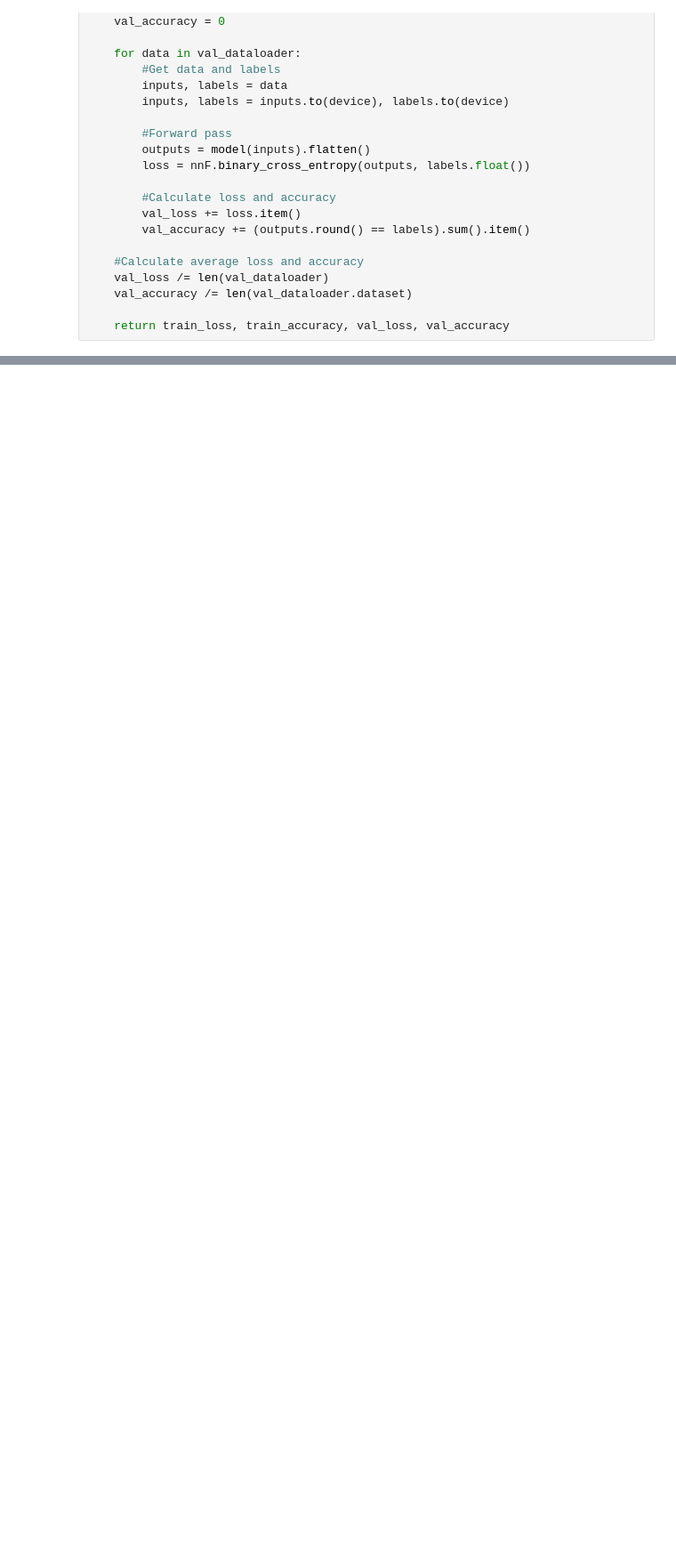
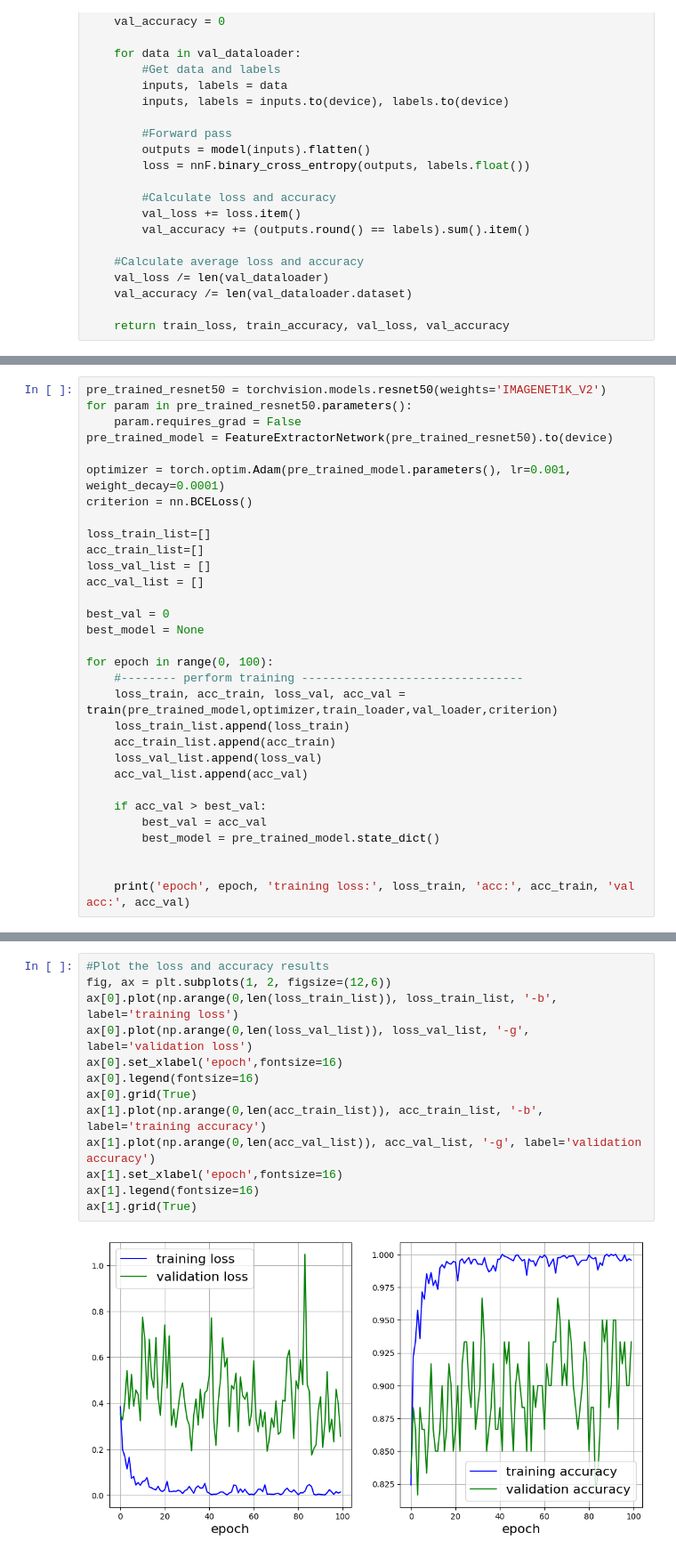
Before and after one commit to fostercm/COVID19-Transfer-Learning, a Jupyter notebook: Task1.ipynb, the cells around one changed output, grey strips where cells are left out. Shown at 89% size. Saved outputs shown, nothing was run; the diff lists cells and outputs as text; blank space fills up the shorter version.

```diff
--- a/Task1.ipynb
+++ b/Task1.ipynb
@@ -164,0 +191,31 @@ ax[1].grid(True)
+# %%
+pre_trained_resnet50 = torchvision.models.resnet50(weights='IMAGENET1K_V2')
+for param in pre_trained_resnet50.parameters():
+    param.requires_grad = False
+pre_trained_model = FeatureExtractorNetwork(pre_trained_resnet50).to(device)
+
+optimizer = torch.optim.Adam(pre_trained_model.parameters(), lr=0.001, weight_decay=0.0001)
+criterion = nn.BCELoss()
+
+loss_train_list=[]
+acc_train_list=[]
+loss_val_list = []
+acc_val_list = []
+
+best_val = 0
+best_model = None
+
+for epoch in range(0, 100):
+    #-------- perform training --------------------------------
+    loss_train, acc_train, loss_val, acc_val = train(pre_trained_model,optimizer,train_loader,val_loader,criterion)
+    loss_train_list.append(loss_train)
+    acc_train_list.append(acc_train)
+    loss_val_list.append(loss_val)
+    acc_val_list.append(acc_val)
+
+    if acc_val > best_val:
+        best_val = acc_val
+        best_model = pre_trained_model.state_dict()
+
+
+    print('epoch', epoch, 'training loss:', loss_train, 'acc:', acc_train, 'val acc:', acc_val)
@@ -165 +242,16 @@ ax[1].grid(True)
+# %%
+#Plot the loss and accuracy results
+fig, ax = plt.subplots(1, 2, figsize=(12,6))
+ax[0].plot(np.arange(0,len(loss_train_list)), loss_train_list, '-b', label='training loss')
+ax[0].plot(np.arange(0,len(loss_val_list)), loss_val_list, '-g', label='validation loss')
+ax[0].set_xlabel('epoch',fontsize=16)
+ax[0].legend(fontsize=16)
+ax[0].grid(True)
+ax[1].plot(np.arange(0,len(acc_train_list)), acc_train_list, '-b', label='training accuracy')
+ax[1].plot(np.arange(0,len(acc_val_list)), acc_val_list, '-g', label='validation accuracy')
+ax[1].set_xlabel('epoch',fontsize=16)
+ax[1].legend(fontsize=16)
+ax[1].grid(True)
+# %% [output]
+[figure, added]
 # %%
```
Also changed, not shown: parts of 11 cells of this notebook.
